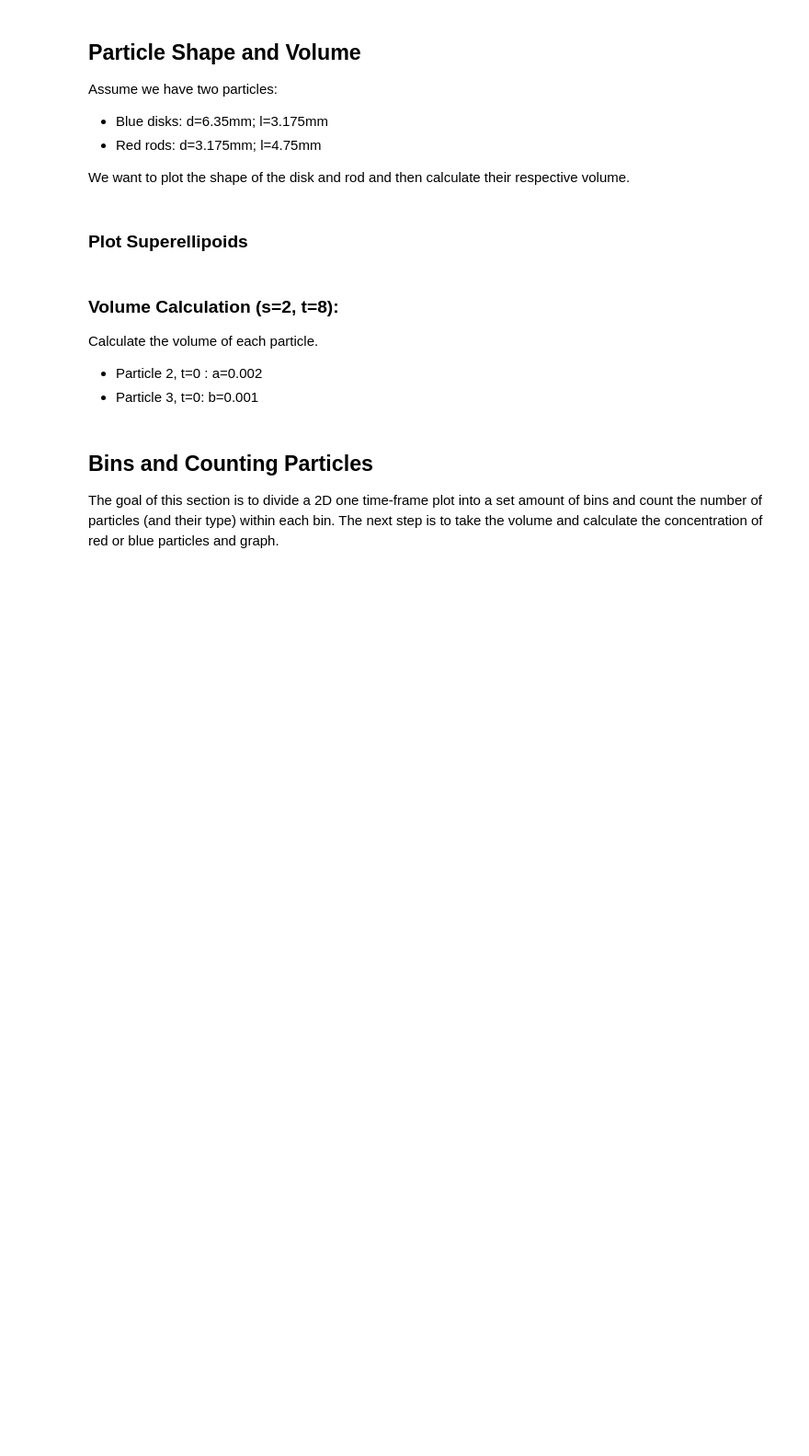
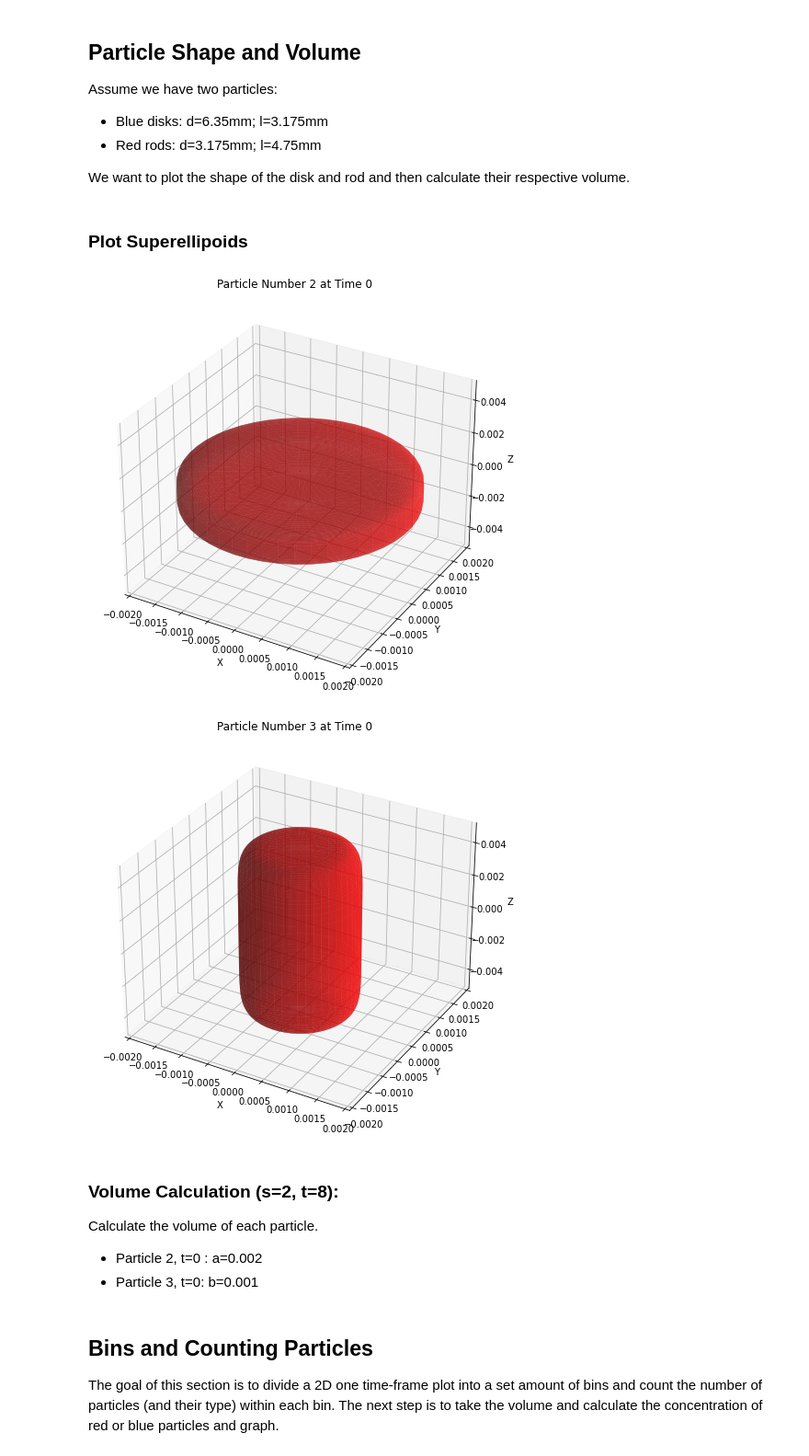
Before and after one commit to em-coder923/non_spherical_forces, a Jupyter notebook: Data analysis of non-spherical intruders.ipynb, the cells around one changed output. Shown: that part at 92% size. Cells and saved outputs as stored; diff of their text form; code cells hidden in the pictures; blank space fills up the shorter version.

```diff
--- a/Data analysis of non-spherical intruders.ipynb
+++ b/Data analysis of non-spherical intruders.ipynb
@@ -157,27 +139,0 @@ RuntimeError: In FT2Font: Can not load face.
-# %%
-#Problem with Title, but outputs correct sequence
-%matplotlib qt
-
-time = 5
-
-fig = plt.figure()
-ax = fig.add_subplot(111, projection='3d')
-plt.ion()
-
-vp, wp, up =pData[6,:,0], pData[7,:,0], pData[8,:,0]
-umag=np.sqrt(up**2+vp**2+wp**2)
-
-sc = ax.scatter(pData[2,:,0], pData[4,:,0], pData[3,:,0], s = 0.1, c=umag, alpha = 0.5)
-
-def update(i):
-    sc._offsets3d = (pData[2,:,i], pData[4,:,i], pData[3,:,i])
-    vp, wp, up =pData[6,:,i], pData[7,:,i], pData[8,:,i]
-    umag = np.sqrt(up**2+vp**2+wp**2)
-    ax.set_title('3D Scatter: t = %i' %i)
-
-ax.set_xlabel('X')
-ax.set_ylabel('Y')
-ax.set_zlabel('Z')
-ax.view_init(20, 10)
-
-ani = matplotlib.animation.FuncAnimation(fig, update, frames=time, interval = 10)
@@ -246,3 +174,9 @@ plt_prtcl_2(list_center, list_radius)
+# %%
+drawParticle(2,0)
+drawParticle(3,0)
+# %% [output]
+[figure, added]
+[figure, added]
 # %% [markdown]
 ### Volume Calculation (s=2, t=8):
 
```
Also changed, not shown: parts of 35 cells of this notebook.
